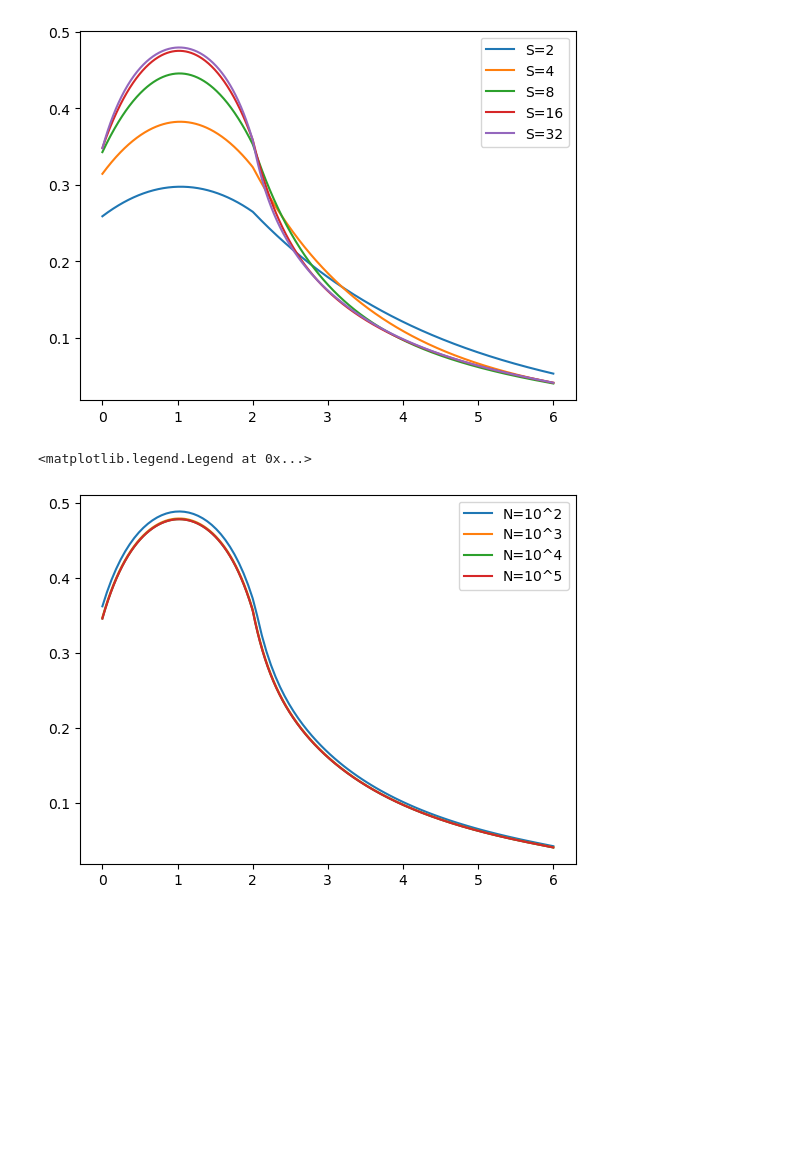
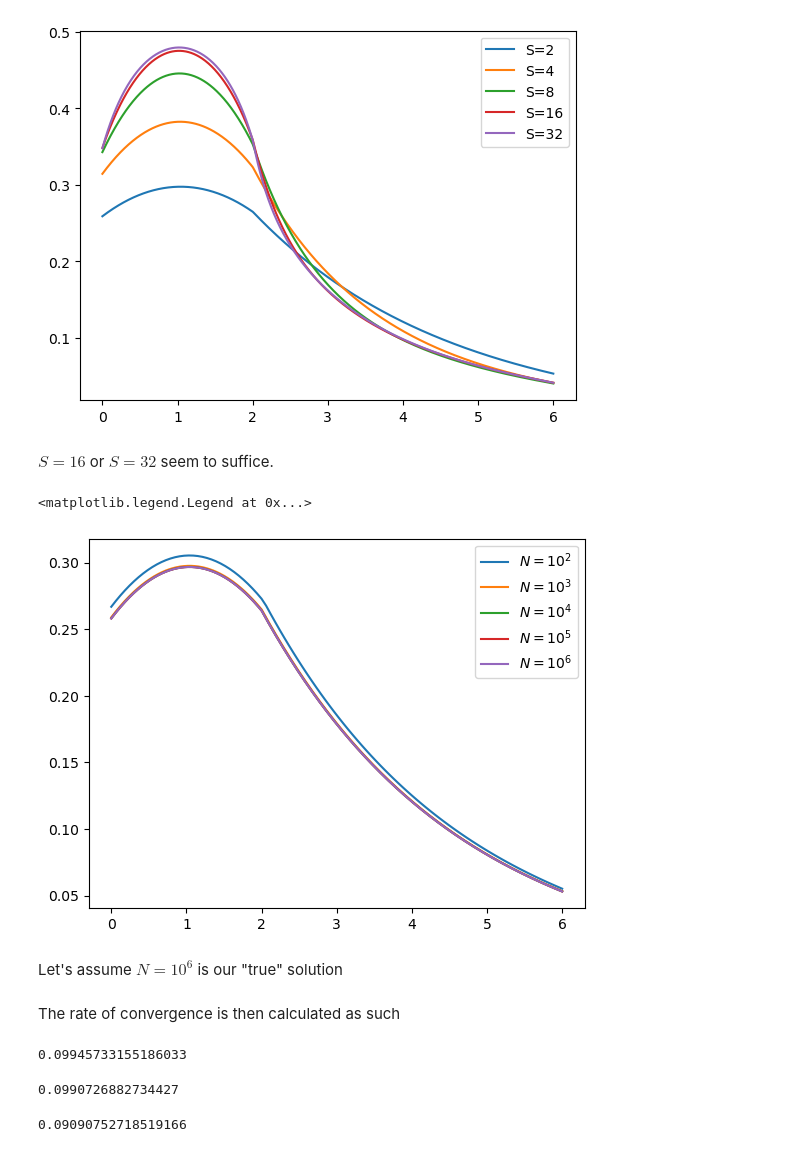
Before and after one commit to yardasol/fall2023, a Jupyter notebook: npre555/hw/hw5/hw5p4.ipynb, the cells around one changed output. Cells and saved outputs as stored; diff of their text form; code cells hidden in the pictures; blank space fills up the shorter version.

```diff
--- a/npre555/hw/hw5/hw5p4.ipynb
+++ b/npre555/hw/hw5/hw5p4.ipynb
@@ -26,23 +27,33 @@ plt.legend()
 # %% [output]
 <matplotlib.legend.Legend at 0x...>
 [figure]
+# %% [markdown]
+$S=16$ or $S=32$ seem to suffice.
 # %%
-xs2, mus, weights2, phi2 = run('example_input.json', N = 100)
-xs3, _, weights3, phi3 = run('example_input.json', N = 1000)
-xs4, _, weights4, phi4 = run('example_input.json', N = 10000)
+xs2, mus, weights2, phi2 = run('example_input.json', N = 100, S=2)
+xs3, _, weights3, phi3 = run('example_input.json', N = 1000, S=2)
+xs4, _, weights4, phi4 = run('example_input.json', N = 10000, S=2)
 # %%
-xs5, _, weights5, phi5 = run('example_input.json', N = 100000)
+xs5, _, weights5, phi5 = run('example_input.json', N = 100000, S=2)
+# %%
+xs6, _, weights6, phi6 = run('example_input.json', N = 1000000, S=2)
 # %%
 p2 = np.sum(phi2.T * weights2, axis=1)
 p3 = np.sum(phi3.T * weights3, axis=1)
 p4 = np.sum(phi4.T * weights4, axis=1)
 p5 = np.sum(phi5.T * weights5, axis=1)
+p6 = np.sum(phi6.T * weights6, axis=1)
 # %%
-plt.plot(xs2, p2, label='N=10^2')
-plt.plot(xs3, p3, label='N=10^3')
-plt.plot(xs4, p4, label='N=10^4')
-plt.plot(xs5, p5, label='N=10^5')
+plt.plot(xs2, p2, label=r'$N=10^2$')
+plt.plot(xs3, p3, label=r'$N=10^3$')
+plt.plot(xs4, p4, label=r'$N=10^4$')
+plt.plot(xs5, p5, label=r'$N=10^5$')
+plt.plot(xs6, p6, label=r'$N=10^6$')
 plt.legend()
 # %% [output]
 <matplotlib.legend.Legend at 0x...>
-[figure, old version]
+[figure, new version]
+# %% [markdown]
+Let's assume $N=10^6$ is our "true" solution
+# %% [markdown]
+The rate of convergence is then calculated as such
@@ -48,0 +63,12 @@ plt.legend()
+# %%
+ys[1]/ys[0]
+# %% [output]
+0.09945733155186033
+# %%
+ys[2]/ys[1]
+# %% [output]
+0.0990726882734427
+# %%
+ys[3]/ys[2]
+# %% [output]
+0.09090752718519166
```
Also changed, not shown: parts of 5 cells of this notebook, 2 other files.
